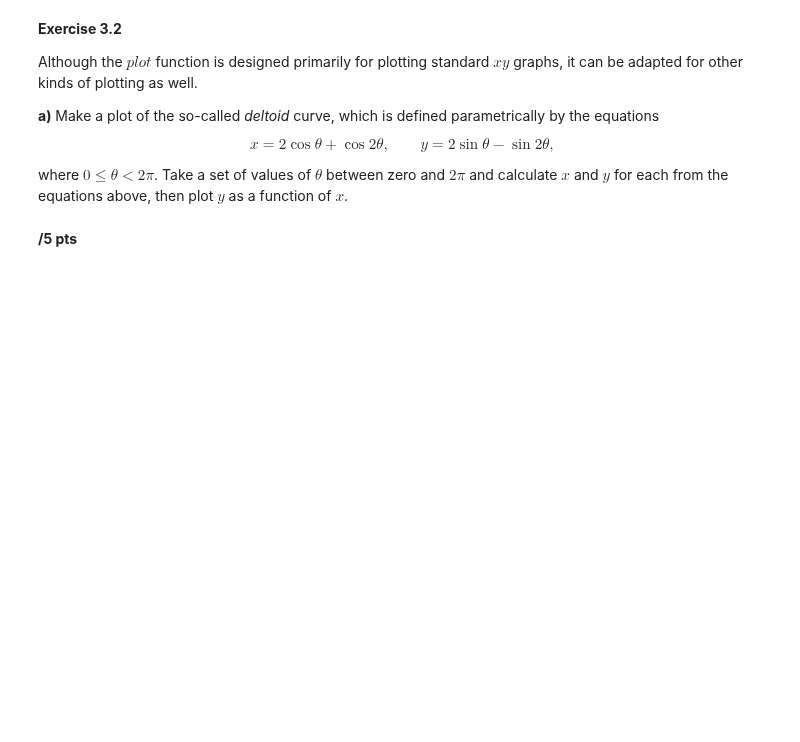
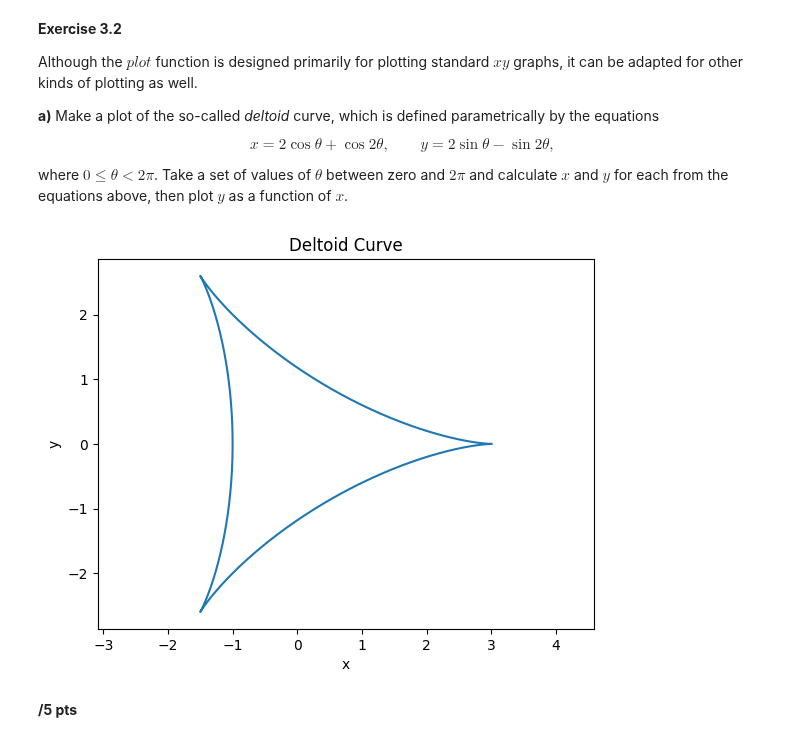
Before and after one commit to DebuggerDan/ph322-computational-physics-sp23, a Jupyter notebook: hw_2_notebook.ipynb, the cells around one changed output. Cells and saved outputs as stored; diff of their text form; code cells hidden in the pictures; blank space fills up the shorter version.

```diff
--- a/hw_2_notebook.ipynb
+++ b/hw_2_notebook.ipynb
@@ -364,6 +371,25 @@ y = 2 \sin \theta - \sin 2\theta,
 where $0\le\theta<2\pi$.  Take a set of values of $\theta$ between zero
 and $2\pi$ and calculate $x$ and $y$ for each from the equations above,
 then plot $y$ as a function of $x$.
+# %%
+### PH 322 - HW #2, Q3.2.) - Dan Jang
+# Credits: ChatGPT for matplotlib help
+
+import numpy as np
+import matplotlib.pyplot as plot
+
+theta = np.linspace(0, 2*np.pi, 1000)
+x = 2 * np.cos(theta) + np.cos(2 * theta)
+y = 2 * np.sin(theta) - np.sin(2 * theta)
+
+plot.plot(x, y)
+plot.xlabel('x')
+plot.ylabel('y')
+plot.title('Deltoid Curve')
+plot.axis('equal')
+plot.show()
+# %% [output]
+[figure, added]
 # %% [markdown]
 **/5 pts**
 # %% [markdown]
```
Also changed, not shown: parts of 4 cells of this notebook, 1 other file.
